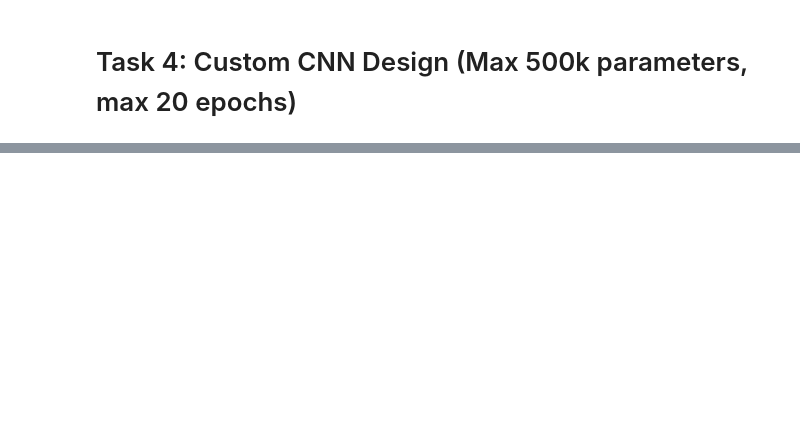
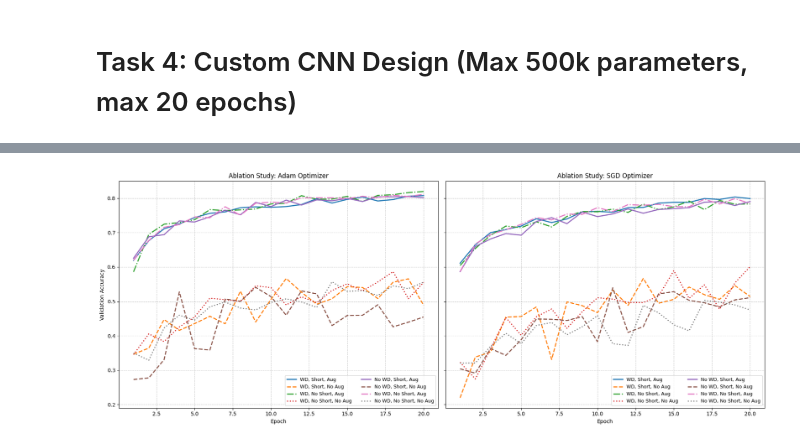
Before and after one commit to HansaniKaumadi/EN4554-Assignment-2-on-CNNs, a Jupyter notebook: code.ipynb, the cells around one changed output, grey strips where cells are left out. Cells and saved outputs as stored; diff of their text form; code cells hidden in the pictures; blank space fills up the shorter version.

```diff
--- a/code.ipynb
+++ b/code.ipynb
@@ -1125,0 +1168,91 @@ custom_model = run_ablation_study(train_loader, val_loader)
+# %%
+import itertools
+
+
+# 1. Define a plain transform with NO augmentation
+plain_transform = transforms.Compose([
+    transforms.ToTensor()
+
+])
+
+# 2. Copy base training dataset
+plain_train_set = copy.deepcopy(train_set)
+
+# 3. Apply the plain transform
+plain_train_set.dataset.transform = plain_transform
+
+# 4. Create the plain loader
+train_loader_plain = DataLoader(plain_train_set, batch_size=64, shuffle=True)
+
+def run_ablation(train_loader_aug, train_loader_plain, val_loader, device):
+    epochs = 20
+    crit = nn.CrossEntropyLoss()
+
+    # Define the 4 design choices
+    optimizers = ['Adam', 'SGD']
+    weight_decays = [1e-4, 0.0]
+    shortcuts = [True, False]
+    augmentations = [True, False]
+
+    # Generate all 16 possible combinations
+    combinations = list(itertools.product(optimizers, weight_decays, shortcuts, augmentations))
+
+    results = {'Adam': {}, 'SGD': {}}
+
+    print(f"Starting Ablation Study ({len(combinations)} configurations)...\n")
+
+    for i, (opt_name, wd, use_short, use_aug) in enumerate(combinations, 1):
+        # Create a clean label for the plot legend
+        label = f"{'WD' if wd>0 else 'No WD'}, {'Short' if use_short else 'No Short'}, {'Aug' if use_aug else 'No Aug'}"
+        print(f"Run {i}/16 | {opt_name} | {label}")
+
+        # 1. Init Model
+        model = OptimizedCNN(use_shortcut=use_short).to(device)
+
+        # 2. Init Optimizer
+        if opt_name == 'Adam':
+            opt = optim.Adam(model.parameters(), lr=0.001, weight_decay=wd)
+        else:
+            opt = optim.SGD(model.parameters(), lr=0.01, momentum=0.9, weight_decay=wd)
+
+        # 3. Select Dataloader
+        loader = train_loader_aug if use_aug else train_loader_plain
+
+        # 4. Train
+        hist = train_model(model, loader, val_loader, crit, opt, epochs=epochs)
+
+        # 5. Store Results
+        results[opt_name][label] = hist['val_acc']
+
+    # Plotting in 2 Subplots
+    fig, axes = plt.subplots(1, 2, figsize=(18, 7), sharey=True)
+    epochs_range = range(1, epochs + 1)
+
+    # Custom linestyles to make 8 lines readable
+    linestyles = ['-', '--', '-.', ':'] * 2
+    colors = ['tab:blue', 'tab:orange', 'tab:green', 'tab:red', 'tab:purple', 'tab:brown', 'tab:pink', 'tab:gray']
+
+    for idx, opt_name in enumerate(['Adam', 'SGD']):
+        ax = axes[idx]
+        for line_idx, (label, val_acc) in enumerate(results[opt_name].items()):
+            ax.plot(epochs_range, val_acc,
+                    linestyle=linestyles[line_idx],
+                    color=colors[line_idx],
+                    linewidth=2,
+                    label=label)
+
+        ax.set_title(f'Ablation Study: {opt_name} Optimizer')
+        ax.set_xlabel('Epoch')
+        if idx == 0:
+            ax.set_ylabel('Validation Accuracy')
+        ax.legend(fontsize=9, loc='lower right', ncol=2)
+        ax.grid(True, linestyle='--', alpha=0.7)
+
+    plt.tight_layout()
+    plt.show()
+
+    return results
+
+
+ablation_results = run_ablation(train_loader, train_loader_plain, val_loader, device)
+# %% [output]
@@ -1125,0 +1276 @@ custom_model = run_ablation_study(train_loader, val_loader)
+[figure, added]
```
Also changed, not shown: parts of 28 cells of this notebook.
